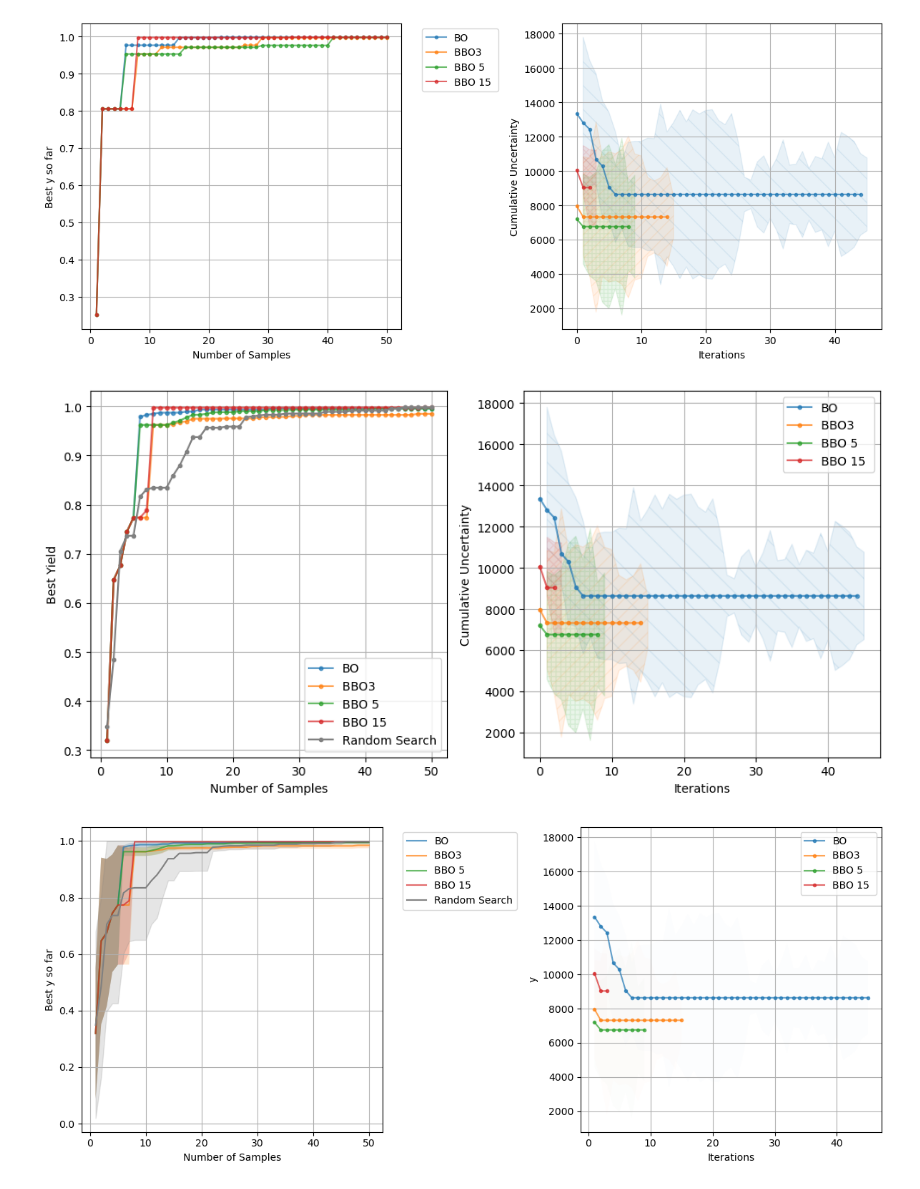
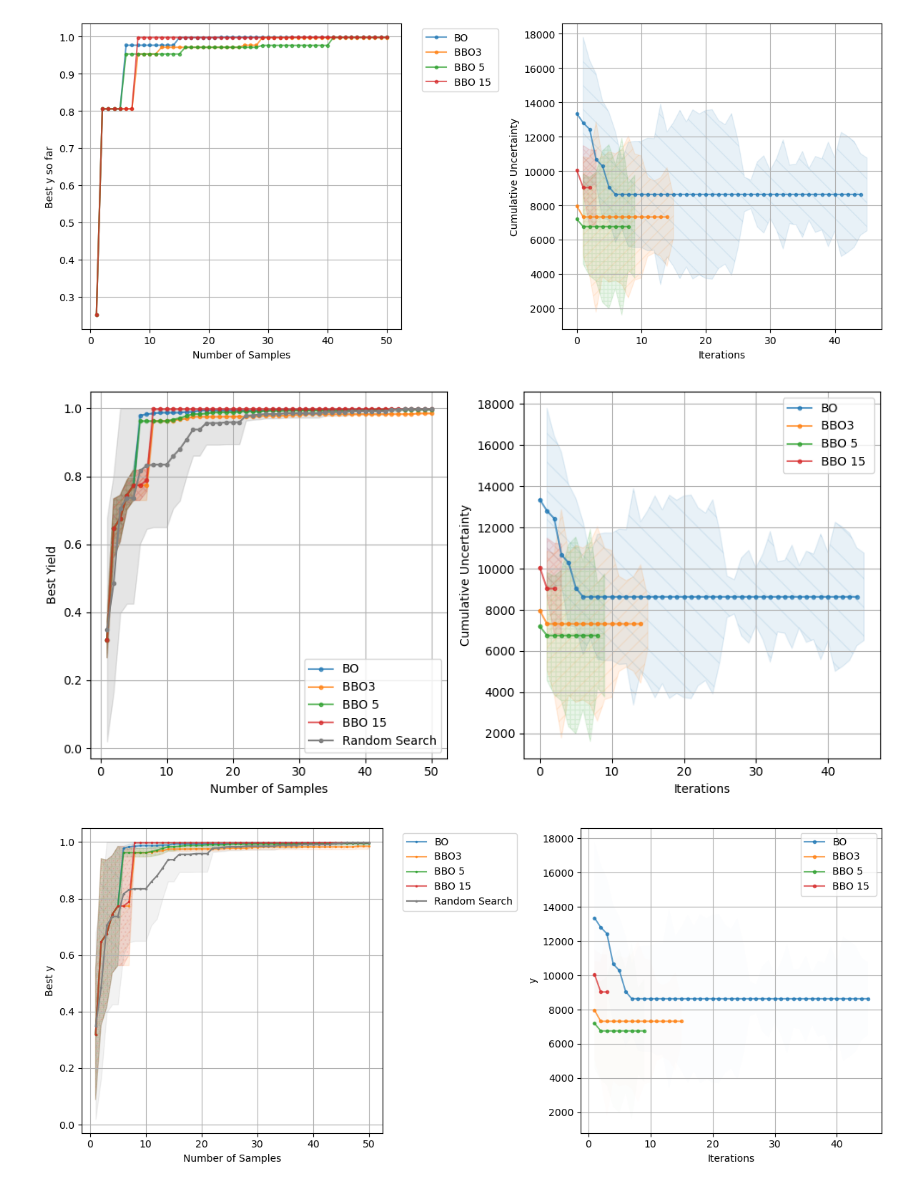
Before and after one commit to uwsunlab/BO-RFB, a Jupyter notebook: PoolBased/ComparisonTesting/BOvsBBOvsRandom.ipynb, the cells around one changed output. Drawn from its saved outputs; the diff is of its cells as text; code cells hidden in the pictures.

```diff
--- a/PoolBased/ComparisonTesting/BOvsBBOvsRandom.ipynb
+++ b/PoolBased/ComparisonTesting/BOvsBBOvsRandom.ipynb
@@ -579,46 +579,46 @@ iterations = [np.arange(1, len(var) + 1) for var in varsum_lists]
 fig, axes = plt.subplots(1, 2, figsize=(10, 5))
 
 # Left: Best y so far
 for samples, best, var, label, color, hat in zip(sample_counts, y_mean_list, y_var_list, labels, colors, hatches):
     axes[0].plot(samples, best, label=label, marker='.', alpha=0.7, color=color)
-    # axes[0].fill_between(samples,
-    #      np.maximum(best.flatten() - var.flatten(), 0),
-    #      np.minimum(best.flatten() + var.flatten(), 1),
-    #      alpha=0.2, color=color, hatch = hat)
+    axes[0].fill_between(samples,
+         np.maximum(best.flatten() - var.flatten(), 0),
+         np.minimum(best.flatten() + var.flatten(), 1),
+         alpha=0.2, color=color, hatch = hat)
 
 # Random Sample Comparison
 axes[0].plot(np.arange(1, num_samples + 1), random_search_mean, label='Random Search', color='gray', marker='.')
-# axes[0].fill_between(np.arange(1, num_samples + 1),
-#          random_search_mean - random_search_std,
-#          np.minimum(random_search_mean + random_search_std,1),
-#          color='gray', alpha=0.2)
+axes[0].fill_between(np.arange(1, num_samples + 1),
+         random_search_mean - random_search_std,
+         np.minimum(random_search_mean + random_search_std,1),
+         color='gray', alpha=0.2)
 
 axes[0].set_xlabel('Number of Samples')
 axes[0].set_ylabel('Best Yield')
 # axes[0].set_title('Best y vs Number of Samples')
 # axes[0].legend(bbox_to_anchor=(1.05, 1), loc='upper left')
 axes[0].legend()
 plt.tight_layout()
 axes[0].grid(True)
 
 # Right: All y values (not just best-so-far)
 for iter, varsum, std, label, hat, color in zip(iterations , varsum,varsum_lists_std, labels, hatches, colors):
     # Plot the cumulative uncertainty
     axes[1].plot(varsum, label=label, marker='.', alpha=0.7)
     axes[1].fill_between(iter, np.array(varsum) - np.array(std), np.array(varsum) + np.array(std), alpha=0.1, hatch = hat, color = color)
 axes[1].set_xlabel('Iterations')
 axes[1].set_ylabel('Cumulative Uncertainty')
 axes[1].legend()
 axes[1].grid(True)
 
 plt.tight_layout()
 plt.show()
 # %% [output]
-[figure, old version]
+[figure, new version]
 # %%
 # Plot number of samples vs best y for BO, BO_batch, BBO, and BO_q1
 lables = ['BO', 'BBO3', 'BBO5', 'BBO15']
-hatches = ['\\', '//', '+++', 'xxx']
+hatches = ['\\', '//', '+++', '...']
 colors = ['tab:blue', 'tab:orange', 'tab:green', 'tab:red']
 # Prepare data
 y1_all = np.array([np.maximum.accumulate(y) for y in y_best_1_all])
@@ -651,20 +651,20 @@ fig, axes = plt.subplots(1, 2, figsize=(12, 5))
 
 # Left: Best y so far
 for samples, best, y_std, label, hatch, color in zip(sample_counts, y_lists, y_list_std,labels, hatches, colors):
-    axes[0].plot(samples, best, label=label, marker='', alpha=0.7, color=color)
+    axes[0].plot(samples, best, label=label, marker='.', markersize=3, alpha=0.7, color=color)
 
     # Cap the fill region to be at most 1
     lower = np.maximum(best - y_std,0)
     upper = np.minimum(best + y_std, 1)
-    axes[0].fill_between(samples, lower, upper, alpha=0.2)
+    axes[0].fill_between(samples, lower, upper, alpha=0.1, hatch=hatch, edgecolor=color)
     #axes[0].fill_between(samples, np.array(best) - np.array(y_std), np.array(best) + np.array(y_std), alpha=0.05, hatch = hatch,edgecolor=color)
-axes[0].plot(np.arange(1, num_samples + 1), random_search_mean, label='Random Search', color='gray')
+axes[0].plot(np.arange(1, num_samples + 1), random_search_mean, label='Random Search', color='gray', marker='.', markersize=3)
 axes[0].fill_between(np.arange(1, num_samples + 1),
          random_search_mean - random_search_std,
          np.minimum(random_search_mean + random_search_std,1),
-         color='gray', alpha=0.2)
+         color='gray', alpha=0.1)
 axes[0].set_xlabel('Number of Samples')
-axes[0].set_ylabel('Best y so far')
+axes[0].set_ylabel('Best y')
 # axes[0].set_title('Best y vs Number of Samples')
 axes[0].legend(bbox_to_anchor=(1.05, 1), loc='upper left')
 plt.tight_layout()
@@ -683,7 +683,7 @@ axes[1].grid(True)
 plt.tight_layout()
 plt.show()
 # %% [output]
-[figure, old version]
+[figure, new version]
 # %%
 def BO_batch_loop(gp_model,train_nx, train_y,train_yvar, x_all, y_all, yvar_all,iterations=5):
     query = PoolObjectives(x_all, y_all, yvar_all, columns=['time', 'temp', 'sulf', 'anly'])
```
Also changed, not shown: parts of 1 cell of this notebook, 1 other file.
